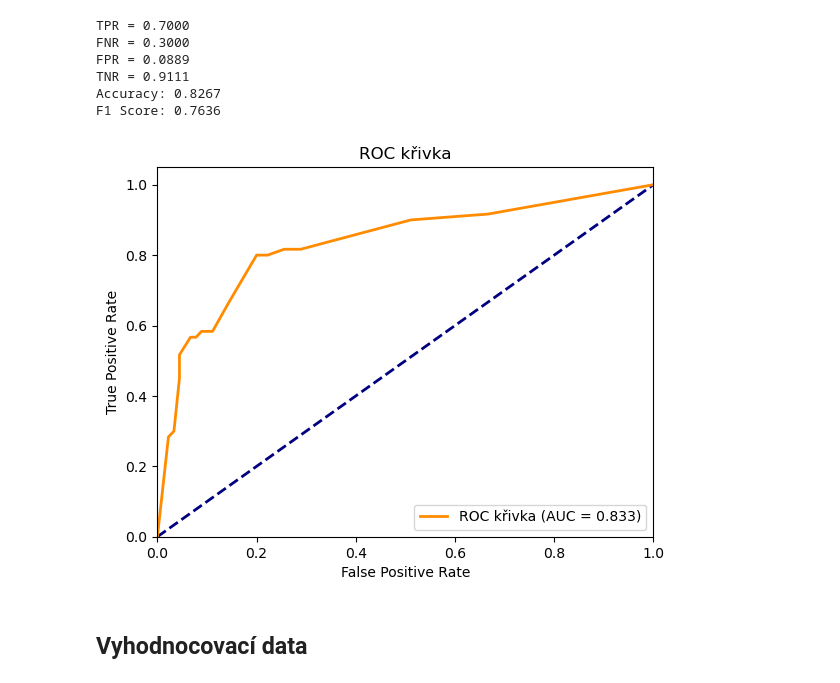
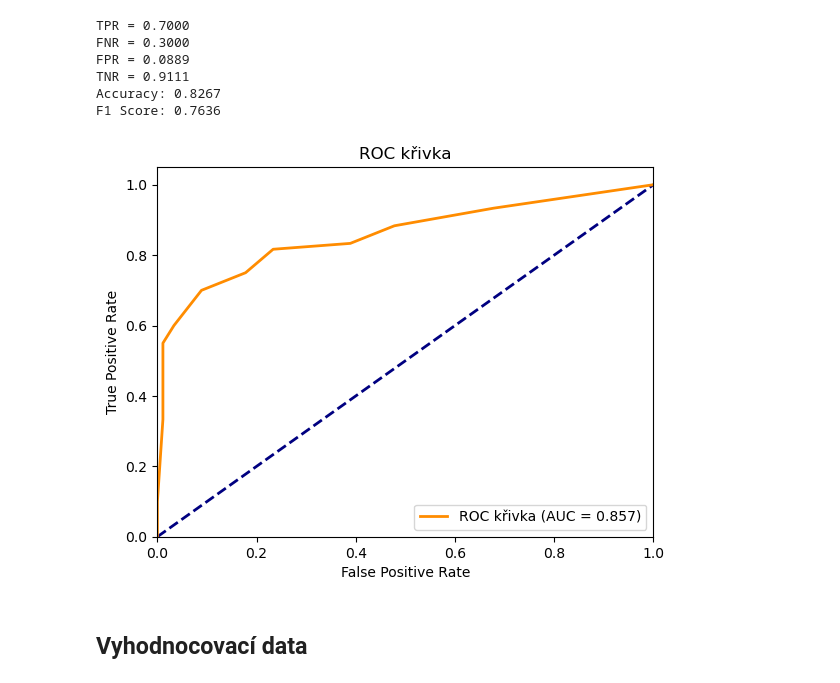
Before and after one commit to andyska09/Machine-Learning-Homework, a Jupyter notebook: 01/solution.ipynb, the cells around one changed output. Cells and saved outputs as stored; diff of their text form; code cells hidden in the pictures.

```diff
--- a/01/solution.ipynb
+++ b/01/solution.ipynb
@@ -31,7 +33,7 @@ def splitData(data):
     )
     return Xtrain, ytrain, Xval, yval, Xtest, ytest
 # %%
-data = pd.read_csv("01/data.csv")
+data = pd.read_csv("data.csv")
 Xtrain, ytrain, Xval, yval, Xtest, ytest = splitData(data)
 # %%
 display(Xtrain.info())
@@ -223,7 +237,7 @@ XvalTree = preprocessTree(Xval)
 XtestTree = preprocessTree(Xtest)
 
 param_grid = {
-    "max_depth": range(2,8),
+    "max_depth": range(2,10),
     "min_samples_split": range(2,20),
     "min_samples_leaf": range(1, 10),
     "criterion": ["gini", "entropy"]
@@ -265,7 +283,7 @@ val_acc = []
 train_acc = []
 
 param_grid = {
-    "n_neighbors": range(2, 20),
+    "n_neighbors": range(1, 20),
     "weights": ["distance", "uniform"],
     "p": range(1,3),
     "metric": ["chebyshev", "minkowski"]
@@ -416,9 +438,9 @@ TNR = 0.9111
 Accuracy: 0.8267
 F1 Score: 0.7636
 # %%
-printROC(dt, ytest, XtestTree)
+printROC(clf, ytest, XtestKNN)
 # %% [output]
-[figure, old version]
+[figure, new version]
 # %% [markdown]
 ## Vyhodnocovací data
 # %%
```
Also changed, not shown: parts of 15 cells of this notebook.
